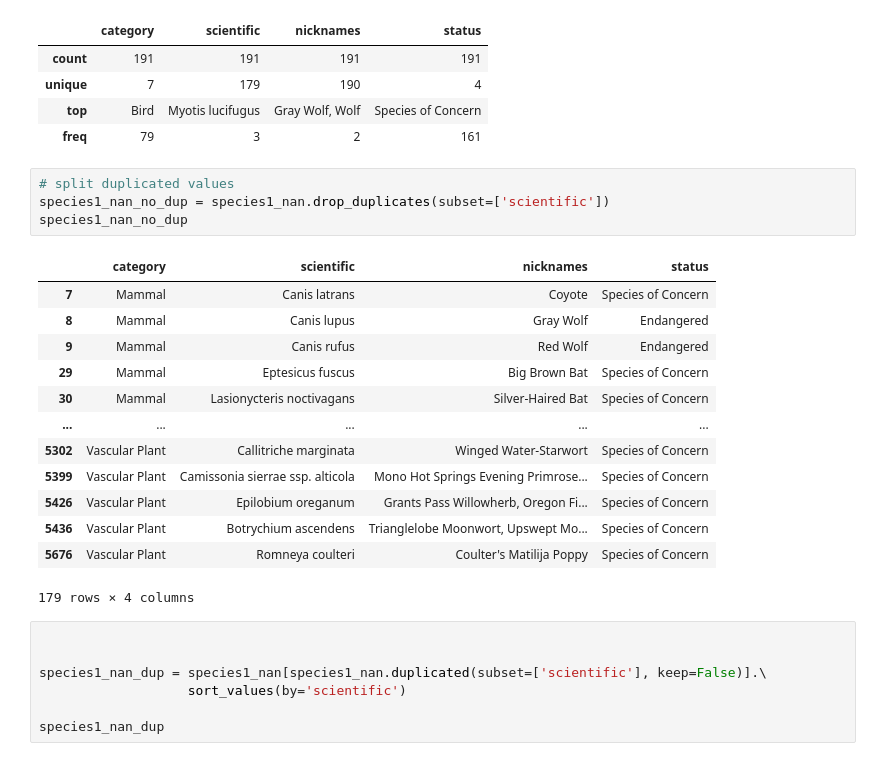
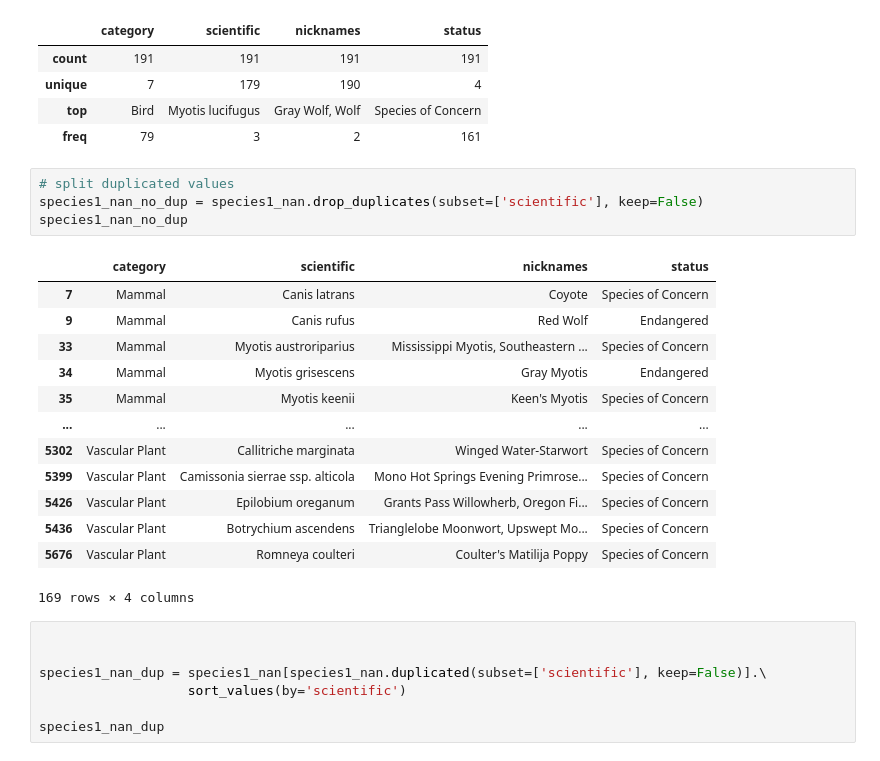
Before and after one commit to ElianeSato/biodiversity, a Jupyter notebook: biodiversity.ipynb, the cells around one changed output. Cells and saved outputs as stored; diff of their text form.

Commit message:
Duplicated values removal of the species dataset completed

```diff
--- a/biodiversity.ipynb
+++ b/biodiversity.ipynb
@@ -368,22 +368,22 @@ See the caveats in the documentation: https://pandas.pydata.org/pandas-docs/stab
 | freq | 79 | 3 | 2 | 161 |
 # %%
 # split duplicated values
-species1_nan_no_dup = species1_nan.drop_duplicates(subset=['scientific'])
+species1_nan_no_dup = species1_nan.drop_duplicates(subset=['scientific'], keep=False)
 species1_nan_no_dup
 # %% [output]
 |  | category | scientific | nicknames | status |
 | 7 | Mammal | Canis latrans | Coyote | Species of Concern |
-| 8 | Mammal | Canis lupus | Gray Wolf | Endangered |
 | 9 | Mammal | Canis rufus | Red Wolf | Endangered |
-| 29 | Mammal | Eptesicus fuscus | Big Brown Bat | Species of Concern |
-| 30 | Mammal | Lasionycteris noctivagans | Silver-Haired Bat | Species of Concern |
+| 33 | Mammal | Myotis austroriparius | Mississippi Myotis, Southeastern ... | Species of Concern |
+| 34 | Mammal | Myotis grisescens | Gray Myotis | Endangered |
+| 35 | Mammal | Myotis keenii | Keen's Myotis | Species of Concern |
 | ... | ... | ... | ... | ... |
 | 5302 | Vascular Plant | Callitriche marginata | Winged Water-Starwort | Species of Concern |
 | 5399 | Vascular Plant | Camissonia sierrae ssp. alticola | Mono Hot Springs Evening Primrose... | Species of Concern |
 | 5426 | Vascular Plant | Epilobium oreganum | Grants Pass Willowherb, Oregon Fi... | Species of Concern |
 | 5436 | Vascular Plant | Botrychium ascendens | Trianglelobe Moonwort, Upswept Mo... | Species of Concern |
 | 5676 | Vascular Plant | Romneya coulteri | Coulter's Matilija Poppy | Species of Concern |
-179 rows × 4 columns
+169 rows × 4 columns
 # %%
 
 
```
Also changed, not shown: parts of 5 cells of this notebook.
